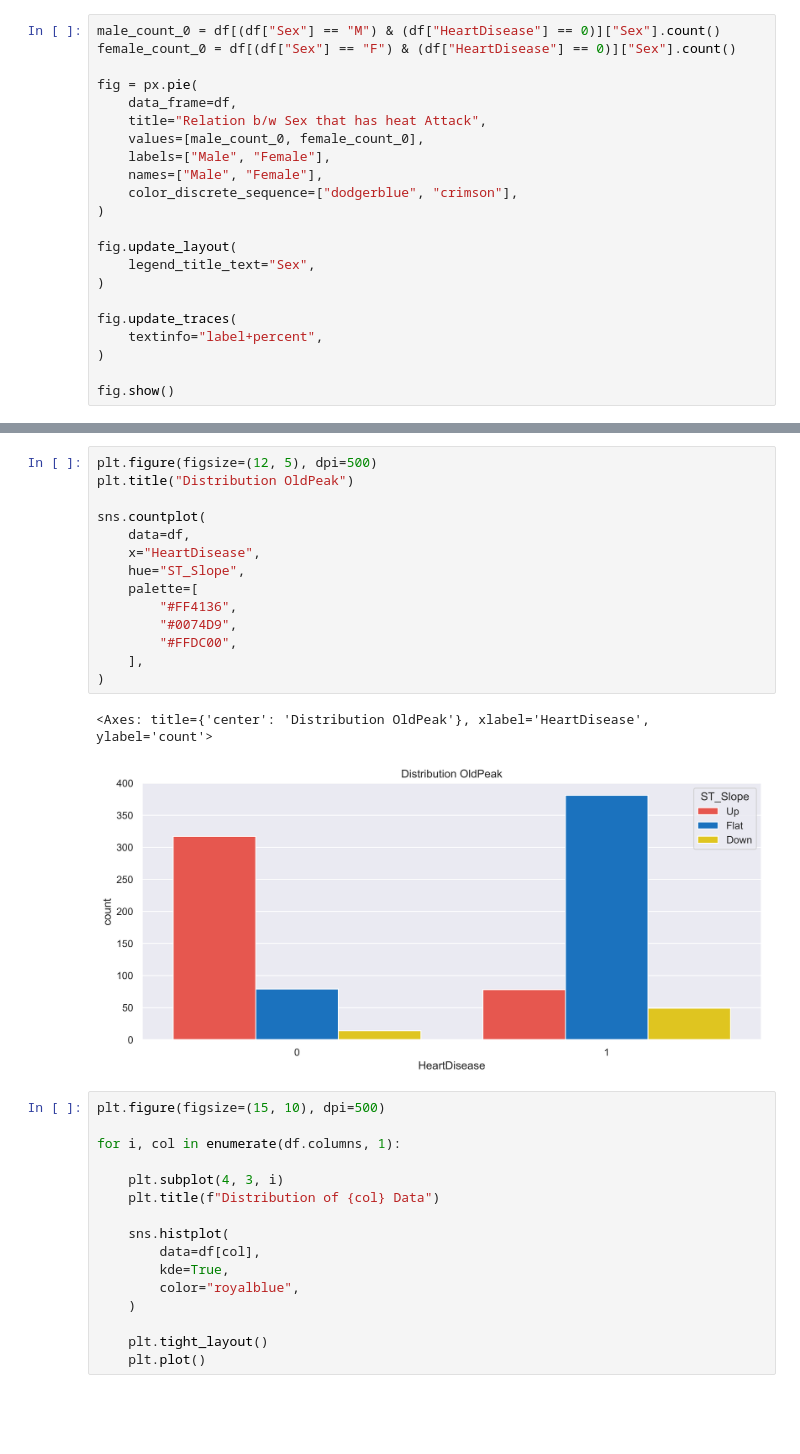
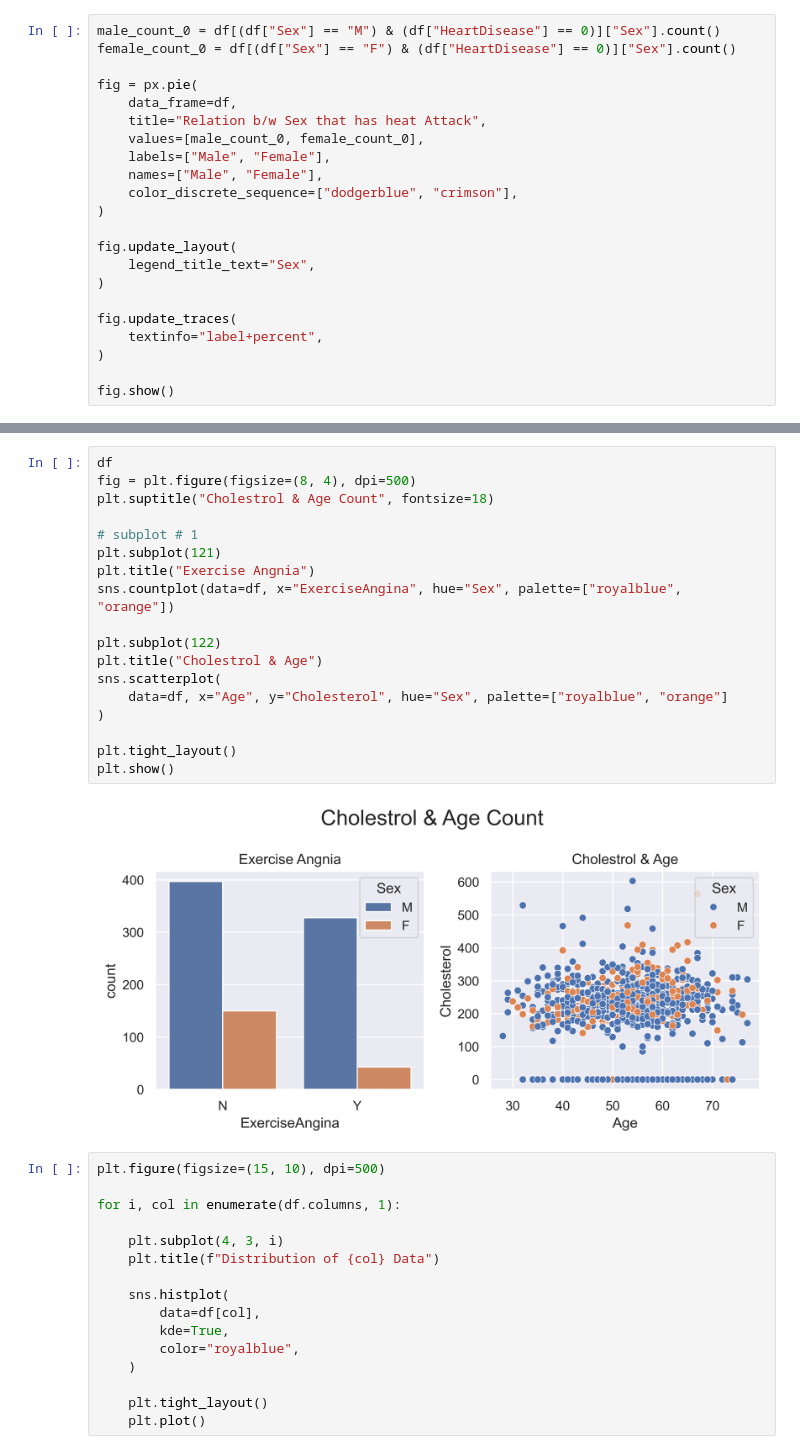
Before and after one commit to ahmedyar7/Machine-Learning-Projects, a Jupyter notebook: Heart Attack Prediction/main.ipynb, the cells around one changed output, grey strips where cells are left out. Saved outputs shown, nothing was run; the diff lists cells and outputs as text; blank space fills up the shorter version.

```diff
--- a/Heart Attack Prediction/main.ipynb
+++ b/Heart Attack Prediction/main.ipynb
@@ -249,20 +185,23 @@ sns.pairplot(
-# %%
-plt.figure(figsize=(12, 5), dpi=500)
-plt.title("Distribution OldPeak")
-
-sns.countplot(
-    data=df,
-    x="HeartDisease",
-    hue="ST_Slope",
-    palette=[
-        "#FF4136",
-        "#0074D9",
-        "#FFDC00",
-    ],
-)
-# %% [output]
-<Axes: title={'center': 'Distribution OldPeak'}, xlabel='HeartDisease', ylabel='count'>
-[figure, removed]
+# %%
+df
+fig = plt.figure(figsize=(8, 4), dpi=500)
+plt.suptitle("Cholestrol & Age Count", fontsize=18)
+
+# subplot # 1
+plt.subplot(121)
+plt.title("Exercise Angnia")
+sns.countplot(data=df, x="ExerciseAngina", hue="Sex", palette=["royalblue", "orange"])
+
+plt.subplot(122)
+plt.title("Cholestrol & Age")
+sns.scatterplot(
+    data=df, x="Age", y="Cholesterol", hue="Sex", palette=["royalblue", "orange"]
+)
+
+plt.tight_layout()
+plt.show()
+# %% [output]
+[figure, added]
 # %%
 plt.figure(figsize=(15, 10), dpi=500)
 
```
Also changed, not shown: parts of 26 cells of this notebook.
